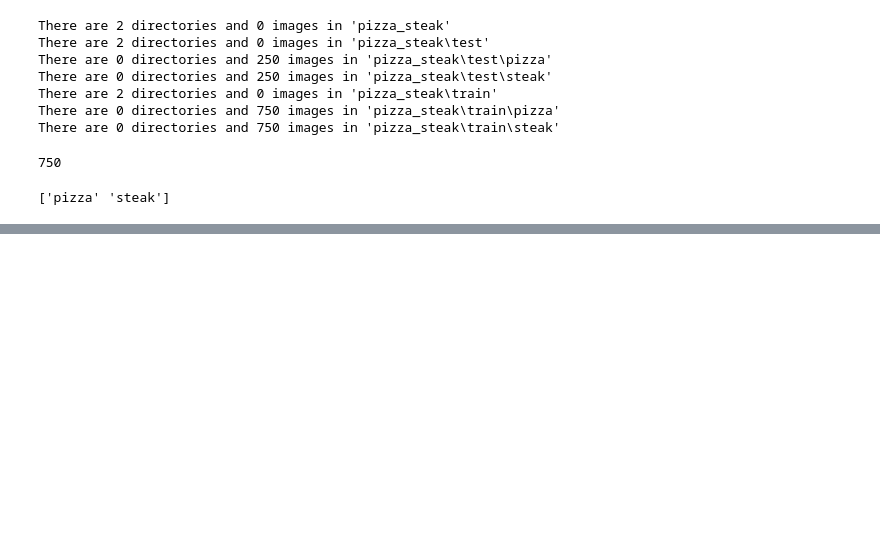
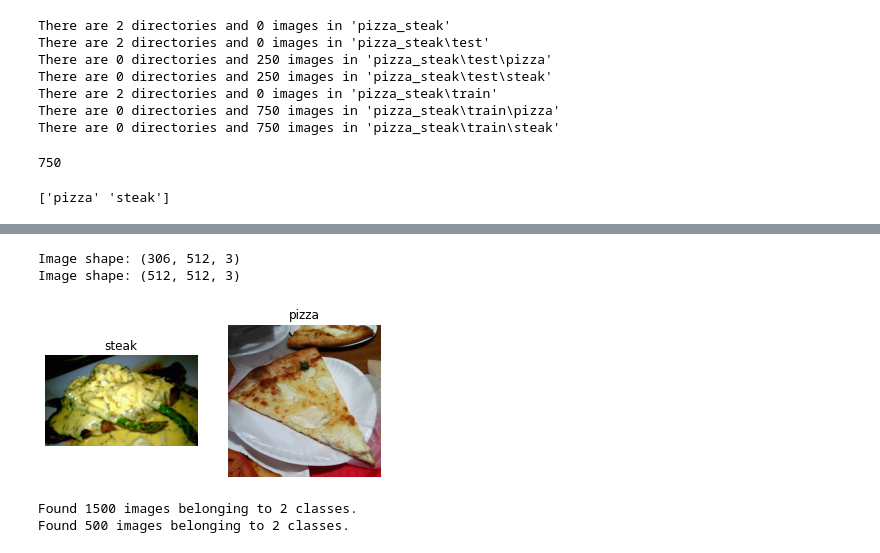
Before and after one commit to ivmanikhin/jupyter_notebooks, a Jupyter notebook: Convolutional_NN.ipynb, the cells around one changed output, grey strips where cells are left out. Saved outputs shown, nothing was run; the diff lists cells and outputs as text; code cells hidden in the pictures; blank space fills up the shorter version.

Commit message:
diggin into CNN

```diff
--- a/Convolutional_NN.ipynb
+++ b/Convolutional_NN.ipynb
@@ -117,0 +141,11 @@ Epoch 15/15
+# %%
+# visualize data
+plt.figure()
+plt.subplot(1, 2, 1)
+steak_img = view_random_image("pizza_steak/train/", "steak")
+plt.subplot(1, 2, 2)
+pizza_img = view_random_image("pizza_steak/train/", "pizza")
+# %% [output]
+Image shape: (306, 512, 3)
+Image shape: (512, 512, 3)
+[figure, added]
@@ -117,0 +160,13 @@ Epoch 15/15
+# %%
+# load images from directories and turn them into batches (to fit into memory of GPU) 32 is good batch size for CNN
+train_data = train_datagen.flow_from_directory(directory=train_dir,
+                                              target_size=(224, 224),
+                                              class_mode="binary",
+                                              batch_size=32)
+test_data = test_datagen.flow_from_directory(directory=test_dir,
+                                             target_size=(224, 224),
+                                             class_mode="binary",
+                                             batch_size=32)
+# %% [output]
+Found 1500 images belonging to 2 classes.
+Found 500 images belonging to 2 classes.
```
Also changed, not shown: parts of 4 cells of this notebook.
